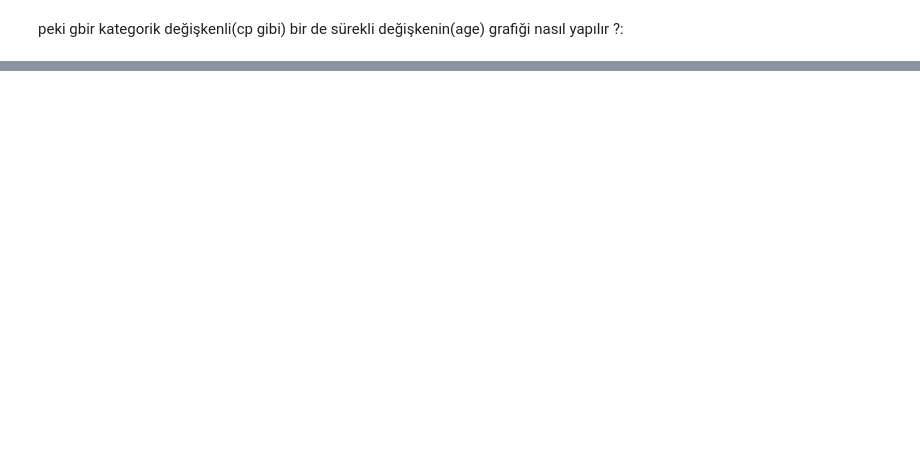
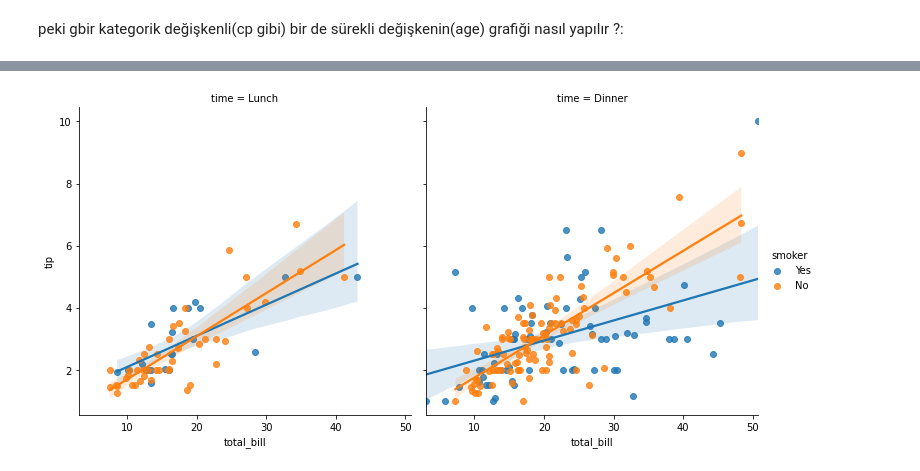
Before and after one commit to meltemtugran/courses-notes, a Jupyter notebook: vahitk_udemy_part4.ipynb, the cells around one changed output, grey strips where cells are left out. Drawn from its saved outputs; the diff is of its cells as text; code cells hidden in the pictures; blank space fills up the shorter version.

```diff
--- a/vahitk_udemy_part4.ipynb
+++ b/vahitk_udemy_part4.ipynb
@@ -182,0 +120,4 @@ sns.catplot(x="target",y="age", data=df)
+# %%
+import seaborn as sns
+tips=sns.load_dataset("tips")
+df=tips.copy()
@@ -182,0 +174,4 @@ sns.catplot(x="target",y="age", data=df)
+# %%
+sns.lmplot(x="total_bill",y= "tip",hue="smoker",col="time", data=df );
+# %% [output]
+[figure, added]
```
Also changed, not shown: parts of 78 cells of this notebook.
